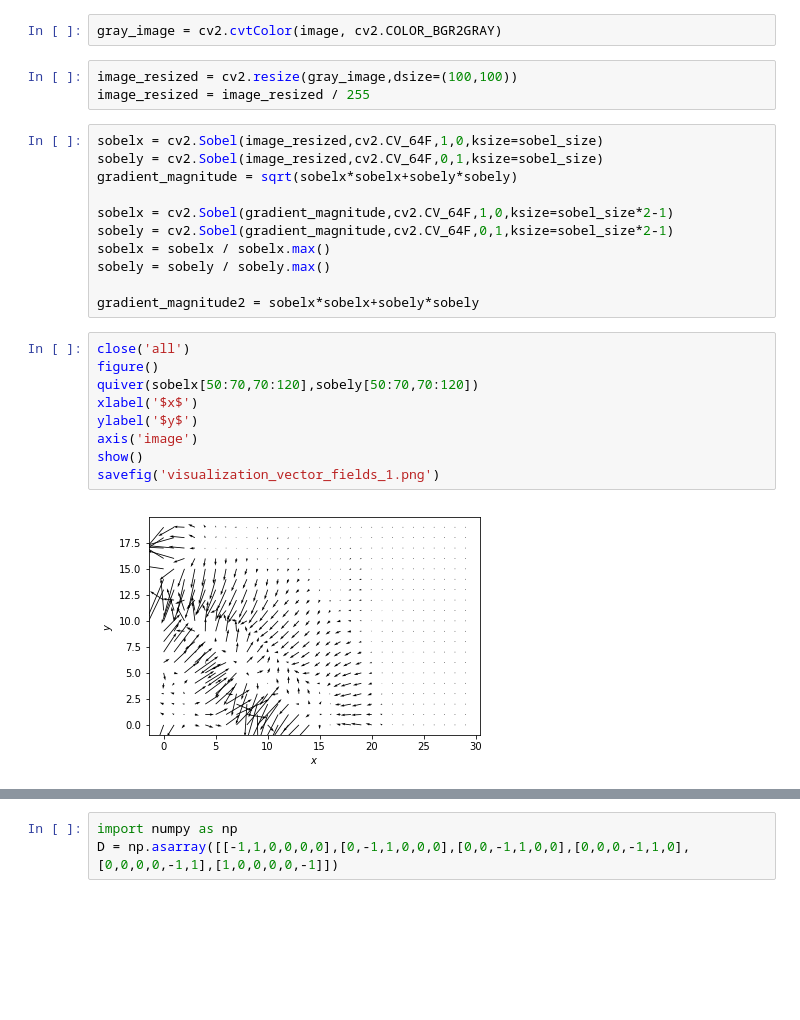
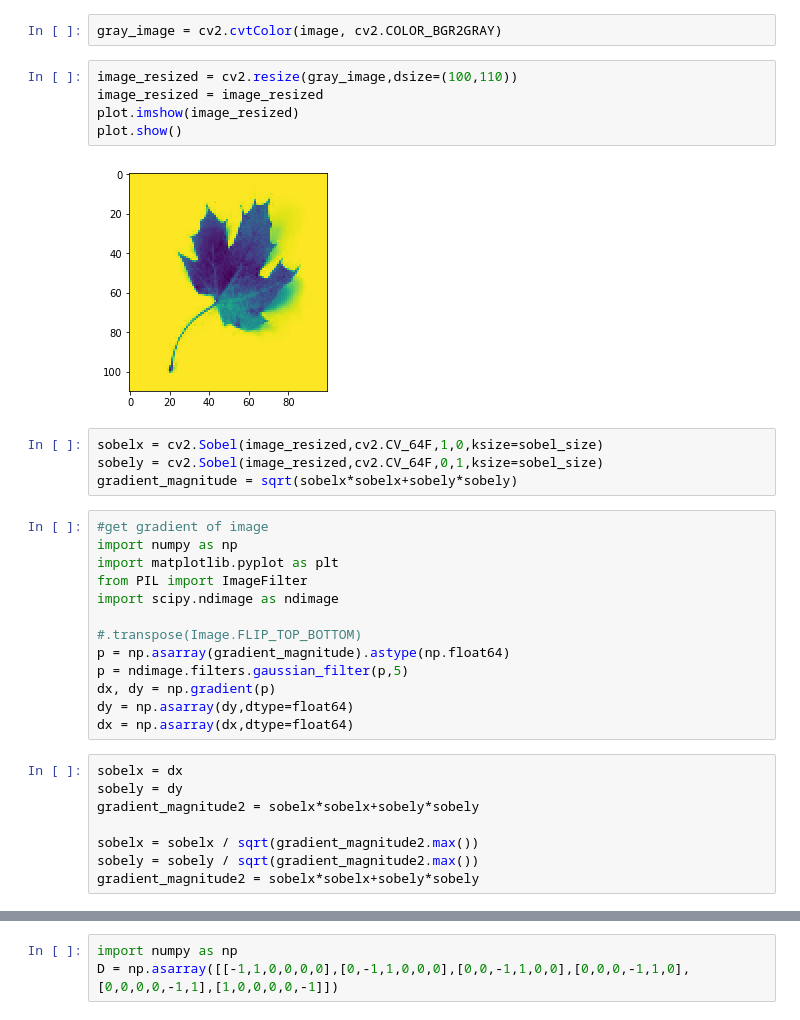
Before and after one commit to luzengxiang/B_spline-Snake, a Jupyter notebook: Untitled.ipynb, the cells around one changed output, grey strips where cells are left out. Saved outputs shown, nothing was run; the diff lists cells and outputs as text; blank space fills up the shorter version.

```diff
--- a/Untitled.ipynb
+++ b/Untitled.ipynb
@@ -26,30 +29,37 @@ image = cv2.imread("test.jpg")
 # %%
 gray_image = cv2.cvtColor(image, cv2.COLOR_BGR2GRAY)
 # %%
-image_resized = cv2.resize(gray_image,dsize=(100,100))
-image_resized = image_resized / 255
+image_resized = cv2.resize(gray_image,dsize=(100,110))
+image_resized = image_resized
+plot.imshow(image_resized)
+plot.show()
+# %% [output]
+[figure, added]
 # %%
 sobelx = cv2.Sobel(image_resized,cv2.CV_64F,1,0,ksize=sobel_size)
 sobely = cv2.Sobel(image_resized,cv2.CV_64F,0,1,ksize=sobel_size)
 gradient_magnitude = sqrt(sobelx*sobelx+sobely*sobely)
-
-sobelx = cv2.Sobel(gradient_magnitude,cv2.CV_64F,1,0,ksize=sobel_size*2-1)
-sobely = cv2.Sobel(gradient_magnitude,cv2.CV_64F,0,1,ksize=sobel_size*2-1)
-sobelx = sobelx / sobelx.max()
-sobely = sobely / sobely.max()
-
-gradient_magnitude2 = sobelx*sobelx+sobely*sobely
-# %%
-close('all')
-figure()
-quiver(sobelx[50:70,70:120],sobely[50:70,70:120])
-xlabel('$x$')
-ylabel('$y$')
-axis('image')
-show()
-savefig('visualization_vector_fields_1.png')
-# %% [output]
-[figure, removed]
+# %%
+#get gradient of image
+import numpy as np
+import matplotlib.pyplot as plt
+from PIL import ImageFilter
+import scipy.ndimage as ndimage
+
+#.transpose(Image.FLIP_TOP_BOTTOM)
+p = np.asarray(gradient_magnitude).astype(np.float64)
+p = ndimage.filters.gaussian_filter(p,5)
+dx, dy = np.gradient(p)
+dy = np.asarray(dy,dtype=float64)
+dx = np.asarray(dx,dtype=float64)
+# %%
+sobelx = dx
+sobely = dy
+gradient_magnitude2 = sobelx*sobelx+sobely*sobely
+
+sobelx = sobelx / sqrt(gradient_magnitude2.max())
+sobely = sobely / sqrt(gradient_magnitude2.max())
+gradient_magnitude2 = sobelx*sobelx+sobely*sobely
 # %%
 U = sobelx
 V = sobely
```
Also changed, not shown: parts of 38 cells of this notebook, 15 other files.
